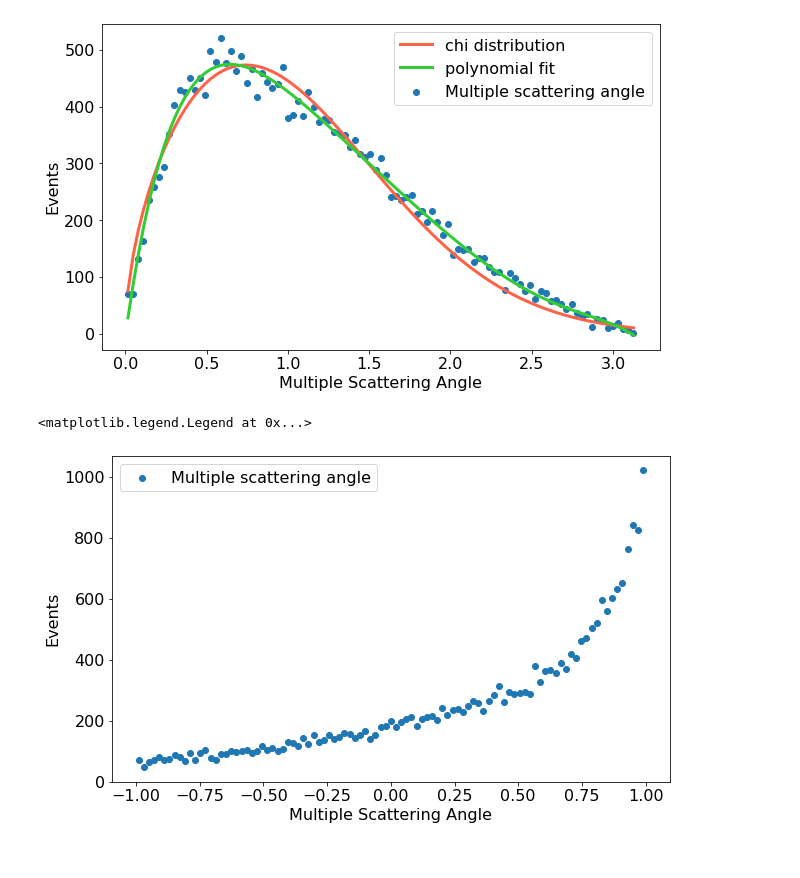
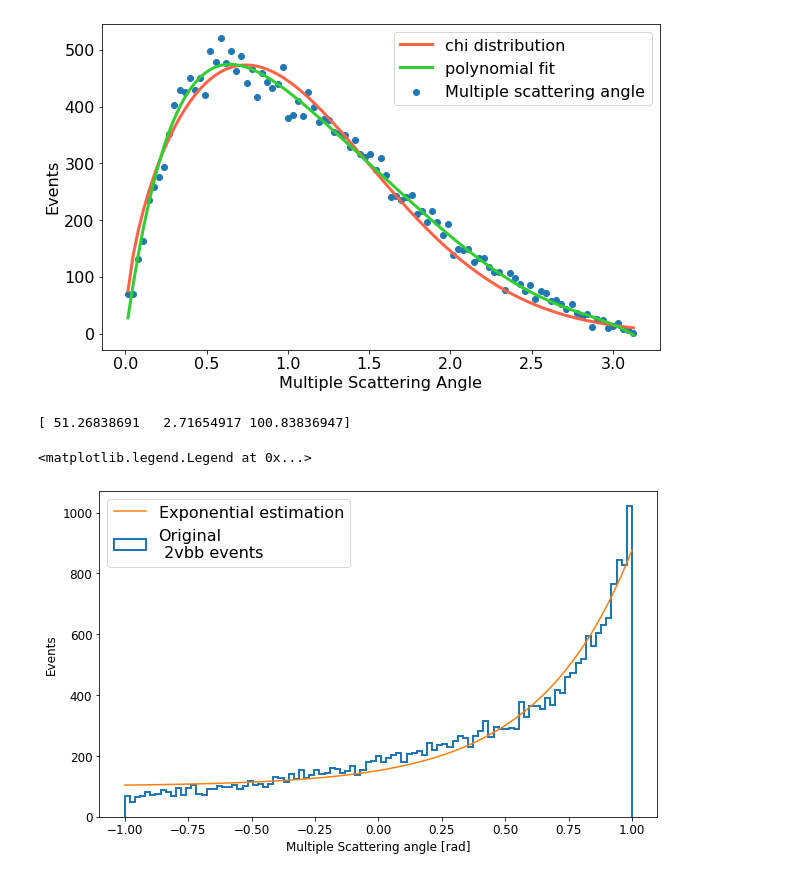
Before and after one commit to k-woodruff/bb2nu, a Jupyter notebook: bb2nu_BG_distribution.ipynb, the cells around one changed output. Drawn from its saved outputs; the diff is of its cells as text; code cells hidden in the pictures.

```diff
--- a/bb2nu_BG_distribution.ipynb
+++ b/bb2nu_BG_distribution.ipynb
@@ -547,16 +551,25 @@ plt.legend(loc = 'upper right', fontsize=16)
 # %%
 plt.figure(figsize=(10,6))
 
-bin_centers = (mcscosbins[1:] + mcscosbins[:-1])/2
-mcscos_angle,_ = np.histogram(np.cos(df_particles_selection['mcs_angle']), bins=mcscosbins)
+bin_centers_cos = (mcscosbins[1:] + mcscosbins[:-1])/2
 
-plt.scatter(bin_centers, mcscos_angle, label='Multiple scattering angle')
+plt.hist(np.cos(df_particles_selection['mcs_angle']), bins=mcscosbins, histtype='step', lw=2, label='Original\n 2vbb events');
+mcs_angle_cos,_ = np.histogram(np.cos(df_particles_selection['mcs_angle']), bins=mcscosbins)
 
-plt.xlabel(r'Multiple Scattering Angle', fontsize=16)
-plt.ylabel('Events', fontsize=16)
-plt.tick_params(which='major', axis='both', labelsize=16)
+popt_exp, pcov_exp = scipy.optimize.curve_fit(exponential, bin_centers_cos, mcs_angle_cos)
+print(popt_exp)
 
-plt.legend(loc = 'upper left', fontsize=16)
+binnorm = len(df_particles_selection['event'].unique())/len(mcscosbins)
+plt.plot(mcscosbins, (popt_exp[0]*np.exp(mcscosbins*popt_exp[1])+popt_exp[2]), label='Exponential estimation')
+
+plt.ylabel('Events', fontsize=12)
+plt.xlabel('Multiple Scattering angle [rad]', fontsize=12)
+
+plt.tick_params(which='major', axis='both', labelsize=12)
+plt.tick_params(which='major', axis='both', labelsize=12)
+
+plt.legend(loc='upper left', fontsize=16)
 # %% [output]
-<matplotlib.legend.Legend at 0x...>
+[ 51.26838691   2.71654917 100.83836947]
+<matplotlib.legend.Legend at 0x...>
-[figure, old version]
+[figure, new version]
```
Also changed, not shown: parts of 5 cells of this notebook.
